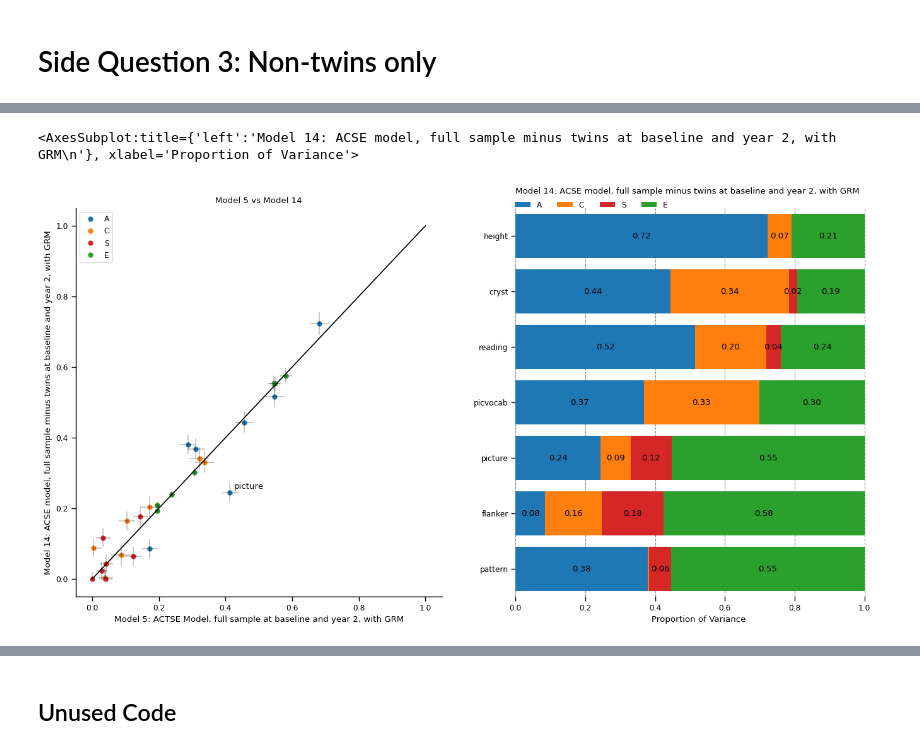
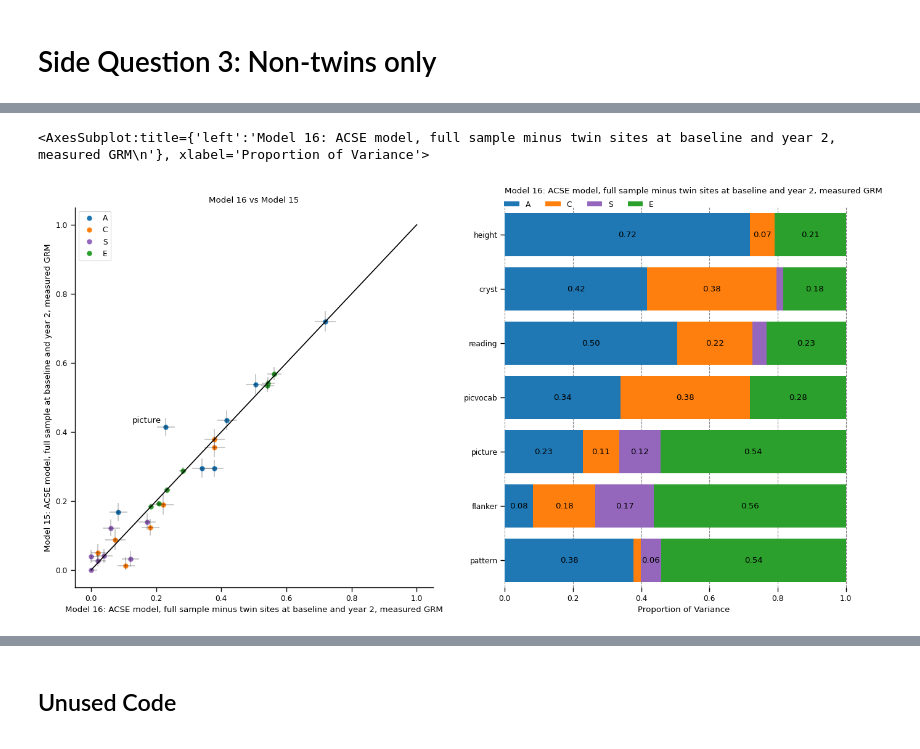
Before and after one commit to dmysmith/random_effects, a Jupyter notebook: behavioral/scripts/visualize_python.ipynb, the cells around one changed output, grey strips where cells are left out. Saved outputs shown, nothing was run; the diff lists cells and outputs as text; code cells hidden in the pictures.

```diff
--- a/behavioral/scripts/visualize_python.ipynb
+++ b/behavioral/scripts/visualize_python.ipynb
@@ -134,0 +135,13 @@ models.at[(models.index[models['shortname'] == 'openmx'].tolist()[0]),'name']='M
+# %%
+def my_colors(RandomEffects):
+    """
+    Takes a list of random effects and returns colors in the correct order.
+
+    """
+
+    labels = np.array(RandomEffects)
+    dict = {'A':'#1f77b4','C':'#ff7f0e','F':'#ff7f0e','T':'#d62728','S':'#9467bd','E':'#2ca02c'}
+    colors = [dict[lbl] for lbl in RandomEffects]
+    return colors
+
+print(my_colors('T')[0])
@@ -255,6 +270,6 @@ def compare_models(name1, name2, sig2mat, models, ax = None, lbl = None):
 # %%
 # create function to write stacked bar graph for each model
-def stacked_bar(model_name, sig2mat_list, models, ax = None):
+def stacked_bar(model_name, sig2mat_list, models, ax = None, label=0.04):
     """
     Plots a stacked bar chart of random effects estimates for a given model.
 
@@ -262,6 +277,7 @@ def stacked_bar(model_name, sig2mat_list, models, ax = None):
       model_name : string that corresponds to name of model
       sig2mat_list : list of sig2mat matrices of random effects
       models : dataframe of model parameters
+      label : threshold for labeling bars
 
     """
     i = models.index[models['shortname'] == model_name].tolist()[0]
@@ -270,7 +286,7 @@ def stacked_bar(model_name, sig2mat_list, models, ax = None):
 
     fields = [j[0] for j in models['RandomEffects'][i]]
     labels = ['C' if item == 'F' else item for item in fields]
-
+    print()
         #specify order of items in legend
     if len(labels) == 3:
         order = [0,1,2]
@@ -278,10 +294,6 @@ def stacked_bar(model_name, sig2mat_list, models, ax = None):
         order = [0,1,3,2]
     else:
         order = [0,1,3,4,2]
-
-
-    # colors = sns.color_palette()
-    colors = [sns.color_palette()[idx] for idx in order]
 
     ax = ax or plt.gca()
 
@@ -291,25 +303,14 @@ def stacked_bar(model_name, sig2mat_list, models, ax = None):
     # plot bars
     left = len(df) * [0]
     for idx, name in enumerate(fields):
-        ax.barh(df.index, df[name], left = left, color=colors[idx])
+        ax.barh(df.index, df[name], left = left, color = my_colors(name)[0])
         left = left + df[name]
 
-#     # plot bars
-#     left = len(df) * [0]
-#     for idx in order:
-#         plt.barh(df.index, df[fields[idx]], left = left, color=colors[idx])
-#         left = left + df[fields[idx]]
-
     # title, legend, labels
-#     ax.set_title('Random Effects Estimates:\n' + models['title'][i], loc='left')
     ax.set_title(models['name'][i] + ': ' + models['title'][i] + '\n', loc='left')
     ax.set_xlabel('Proportion of Variance')
 
     #add legend to plot
-#     plt.legend([handles[idx] for idx in order],[labels[idx] for idx in order])
-#     plt.legend([labels[idx] for idx in order], bbox_to_anchor=([0.55, 1, 0, 0]), ncol = 4, frameon=False)
-
-#     ax.legend(labels, bbox_to_anchor=([0.55, 1, 0, 0]), ncol=4, frameon=False)
     ax.legend(labels, loc = 'lower left', bbox_to_anchor=([-0.02, 0.98]), ncol=5, frameon=False)
 
     # remove spines
@@ -324,12 +325,15 @@ def stacked_bar(model_name, sig2mat_list, models, ax = None):
 
     # add data labels
     for c in ax.containers:
-        labels = ["{:.2f}".format(v.get_width()) if v.get_width() > 0.02 else '' for v in c]
+        labels = ["{:.2f}".format(v.get_width()) if v.get_width() >= label else '' for v in c]
         ax.bar_label(c, labels=labels, label_type='center')
 
     sns.set_context("paper")
 
 #     plt.show()
     return ax
+
+# for debugging
+# stacked_bar("s3_notwins", sig2mat, models, label = 0.05)
 # %%
 # function to plot difference in AIC between two models
@@ -685,21 +721,21 @@ stacked_bar("s2_allcovs_m5", sig2mat, models, ax=ax2)
 # %%
 # compare_models("model5", "model4", sig2mat, models)
 
 # stacked_bar("model5", sig2mat, models)
 
 # Setting up the plot surface
 fig = plt.figure(figsize=(16.5,8))
 gs = GridSpec(nrows=1, ncols=2)
 
 # Left axes
 ax0 = fig.add_subplot(gs[0, 0])
-compare_models("model5", "s3_notwins", sig2mat, models, ax=ax0, lbl = .1)
+compare_models("s3_notwins", "s3_notwins_comparison", sig2mat, models, ax=ax0, lbl = .1)
 
 # skipping AIC because samples are different
 
 # Right axes
 ax2=fig.add_subplot(gs[0, 1])
 stacked_bar("s3_notwins", sig2mat, models, ax=ax2)
 # %% [output]
-<AxesSubplot:title={'left':'Model 14: ACSE model, full sample minus twins at baseline and year 2, with GRM\n'}, xlabel='Proportion of Variance'>
+<AxesSubplot:title={'left':'Model 16: ACSE model, full sample minus twin sites at baseline and year 2, measured GRM\n'}, xlabel='Proportion of Variance'>
-[figure, old version]
+[figure, new version]
```
Also changed, not shown: parts of 25 cells of this notebook, 5 other files.
